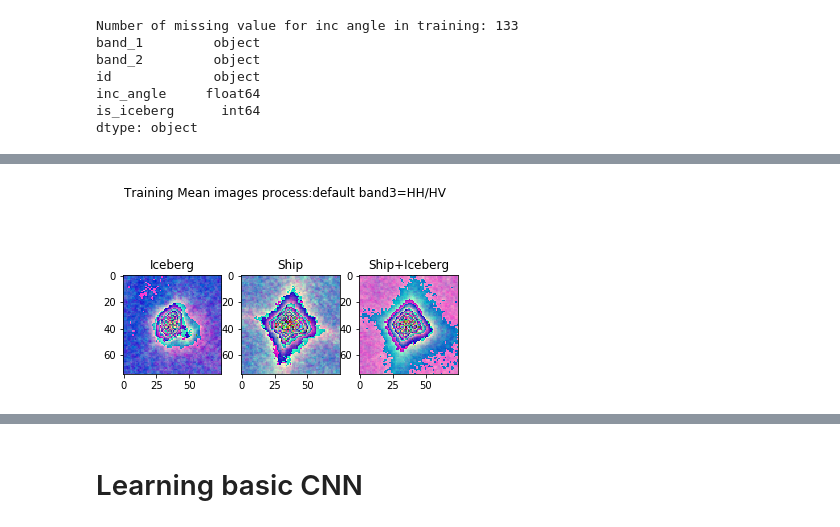
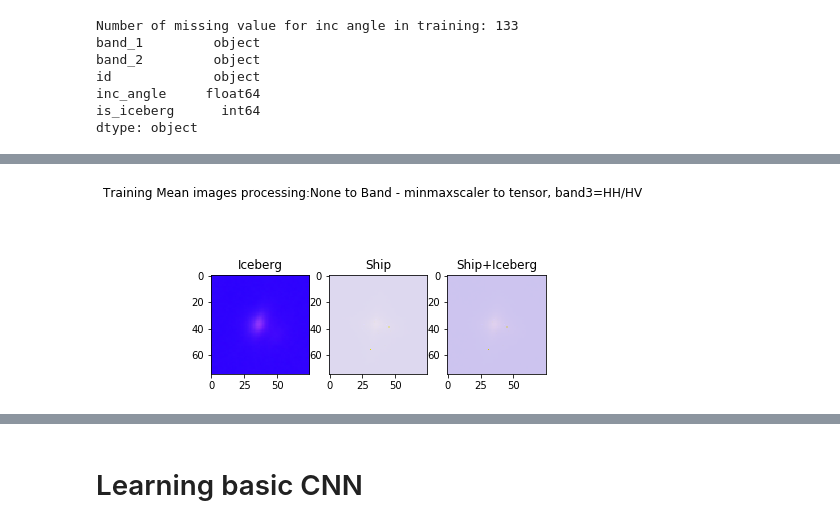
Before and after one commit to anotine10/udacity-capstone, a Jupyter notebook: capstone.ipynb, the cells around one changed output, grey strips where cells are left out. Drawn from its saved outputs; the diff is of its cells as text; code cells hidden in the pictures.

```diff
--- a/capstone.ipynb
+++ b/capstone.ipynb
@@ -135,52 +172,111 @@ def to_tensor(data,
 import matplotlib.pyplot as plt
 def plot_stat_train_tensor(label_stat,
                      stat,
-                     label_process="default",
+                     label_process = "None to Band - minmaxscaler to tensor",
                      fn_process_band = no_process,
-                     label_band3="HH/HV",
-                     fn_create_band_3=create_band3_1):
-    tensor_data = to_tensor(train_data, fn_process_band=fn_process_band, fn_create_band_3=fn_create_band_3)
-    tensor_iceberg_data = to_tensor(train_data[idx_iceberg_td], fn_process_band=fn_process_band, fn_create_band_3=fn_create_band_3)
-    tensor_ship_data = to_tensor(train_data[idx_ship_td], fn_process_band=fn_process_band, fn_create_band_3=fn_create_band_3)
+                     fn_process_tensor = min_max_scaler,
 
-    img_mean_data = stat(tensor_data,axis=0)
-    img_mean_iceberg_data = stat(tensor_iceberg_data,axis=0)
-    img_mean_ship_data = stat(tensor_ship_data,axis=0)
+                     label_band3 = "HH/HV",
+                     fn_create_band_3 = create_band3_1):
+    tensor_data = to_tensor(train_data,
+                            fn_process_band = fn_process_band,
+                            fn_create_band_3 = fn_create_band_3)
+    tensor_iceberg_data = to_tensor(train_data[idx_iceberg_td],
+                                    fn_process_band = fn_process_band,
+                                    fn_create_band_3 = fn_create_band_3)
+    tensor_ship_data = to_tensor(train_data[idx_ship_td],
+                                 fn_process_band = fn_process_band,
+                                 fn_create_band_3 = fn_create_band_3)
+
+    img_stat_data = stat(tensor_data, axis=0)
+    img_stat_iceberg_data = stat(tensor_iceberg_data,axis=0)
+    img_stat_ship_data = stat(tensor_ship_data,axis=0)
+
+    img_stat_data = fn_process_tensor(img_stat_data)
+    img_stat_iceberg_data = fn_process_tensor(img_stat_iceberg_data)
+    img_stat_ship_data = fn_process_tensor(img_stat_ship_data)
+
 
     plt.figure()
-    plt.suptitle(label_stat+" images process:"+label_process+' band3='+label_band3)
+    plt.suptitle(label_stat+" images processing:"+label_process+', band3='+label_band3)
 
     plt.subplot(1,3,1)
     plt.title("Iceberg")
-    plt.imshow(img_mean_iceberg_data)
+    plt.imshow(img_stat_iceberg_data)
 
     plt.subplot(1,3,2)
     plt.title("Ship")
-    plt.imshow(img_mean_ship_data)
+    plt.imshow(img_stat_ship_data)
 
     plt.subplot(1,3,3)
     plt.title("Ship+Iceberg")
-    plt.imshow(img_mean_data)
+    plt.imshow(img_stat_data)
 
     plt.show()
 
 
 
 #No Process, band3 = HH/HV
 #tensor_data = to_tensor(train_data, fn_process_band=no_process, fn_create_band_3=create_band3_1)
 #tensor_iceberg_data = to_tensor(train_data[idx_iceberg_td], fn_process_band=no_process, fn_create_band_3=create_band3_1)
 #tensor_ship_data = to_tensor(train_data[idx_ship_td], fn_process_band=no_process, fn_create_band_3=create_band3_1)
 
 plot_stat_train_tensor("Training Mean",np.mean)
 plot_stat_train_tensor("Training Std",np.std)
 
 #No Process, band3 = (HH + HV)/2
 plot_stat_train_tensor("Training Mean",np.mean, label_band3="(HH + HV)/2",fn_create_band_3=create_band3_2)
 plot_stat_train_tensor("Training Std",np.std, label_band3="(HH + HV)/2",fn_create_band_3=create_band3_2)
 
 
 #No Process, band3 = HH - HV
 plot_stat_train_tensor("Training Mean",np.mean, label_band3="(HH - HV)", fn_create_band_3=create_band3_3)
 plot_stat_train_tensor("Training Std",np.std, label_band3="(HH - HV)",fn_create_band_3=create_band3_3)
+
+#No Process, band3 = ones
+plot_stat_train_tensor("Training Mean",np.mean, label_band3="ones", fn_create_band_3=create_band3_4)
+plot_stat_train_tensor("Training Std",np.std, label_band3="ones",fn_create_band_3=create_band3_4)
+
+
+
+#Min Max Sacler Process, band3 = default
+plot_stat_train_tensor("Training Mean",np.mean,
+                       label_process =  "min_max_scaler to Band - None to tensor ",
+                       fn_process_band = min_max_scaler,
+                       fn_process_tensor = no_process)
+plot_stat_train_tensor("Training Std",np.std,
+                       label_process =  "min_max_scaler to Band - None to tensor ",
+                       fn_process_band = min_max_scaler,
+                       fn_process_tensor = no_process)
+
+
+
+#Min Max Sacler Process, band3 = (HH + HV)/2
+plot_stat_train_tensor("Training Mean",np.mean, label_band3="(HH + HV)/2",
+                       label_process =  "min_max_scaler to Band - None to tensor ",
+                       fn_process_band = min_max_scaler,
+                       fn_process_tensor = no_process,
+                       fn_create_band_3=create_band3_2)
+plot_stat_train_tensor("Training Std",np.std,
+                       label_band3="(HH + HV)/2",
+                       label_process =  "min_max_scaler to Band - None to tensor ",
+                       fn_process_band = min_max_scaler,
+                       fn_process_tensor = no_process,
+                       fn_create_band_3=create_band3_2)
+
+
+
+#Min Max Sacler Process, band3 = ones
+plot_stat_train_tensor("Training Mean",np.mean, label_band3="ones",
+                       label_process =  "min_max_scaler to Band - None to tensor ",
+                       fn_process_band = min_max_scaler,
+                       fn_process_tensor = no_process,
+                       fn_create_band_3=create_band3_4)
+plot_stat_train_tensor("Training Std",np.std,
+                       label_band3="ones",
+                       label_process =  "min_max_scaler to Band - None to tensor ",
+                       fn_process_band = min_max_scaler,
+                       fn_process_tensor = no_process,
+                       fn_create_band_3=create_band3_4)
 # %% [output]
-[figure, old version]
+[figure, new version]
```
Also changed, not shown: parts of 15 cells of this notebook, 4 other files.
